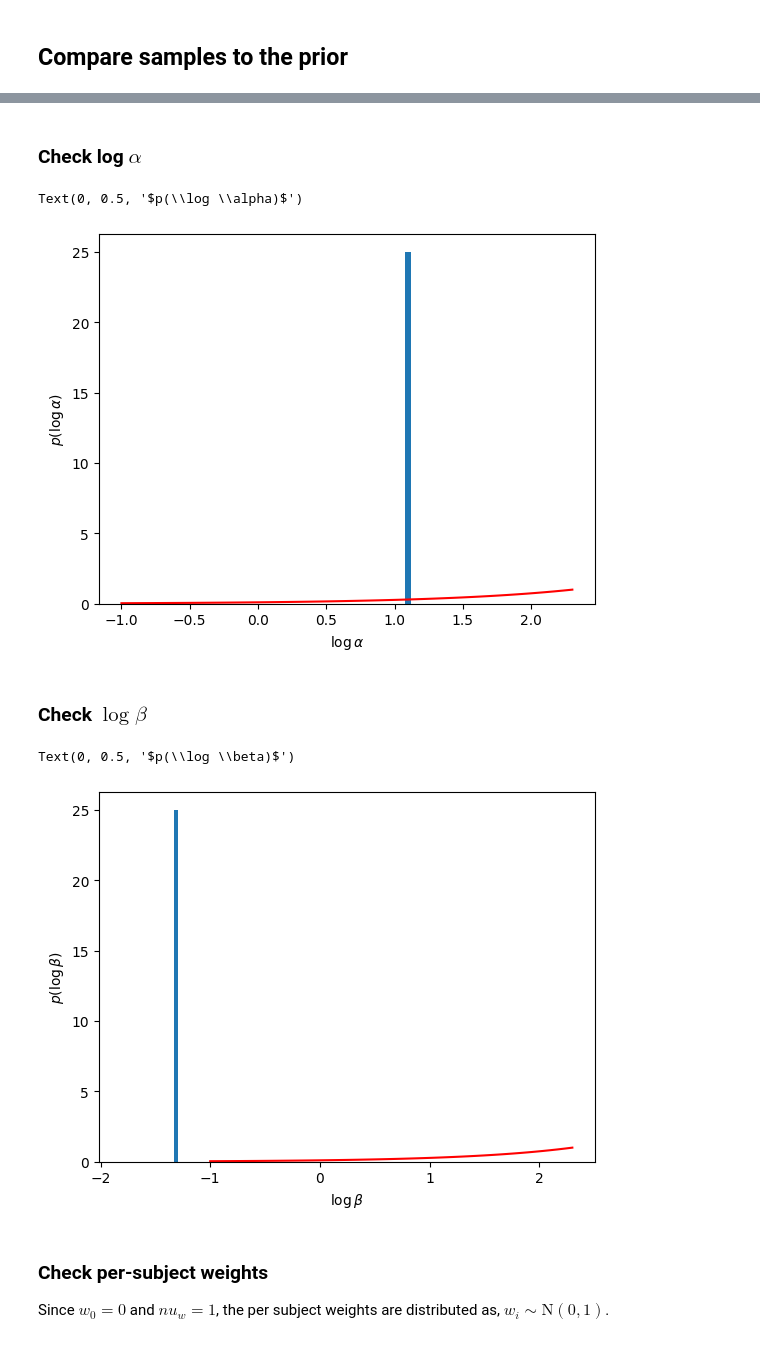
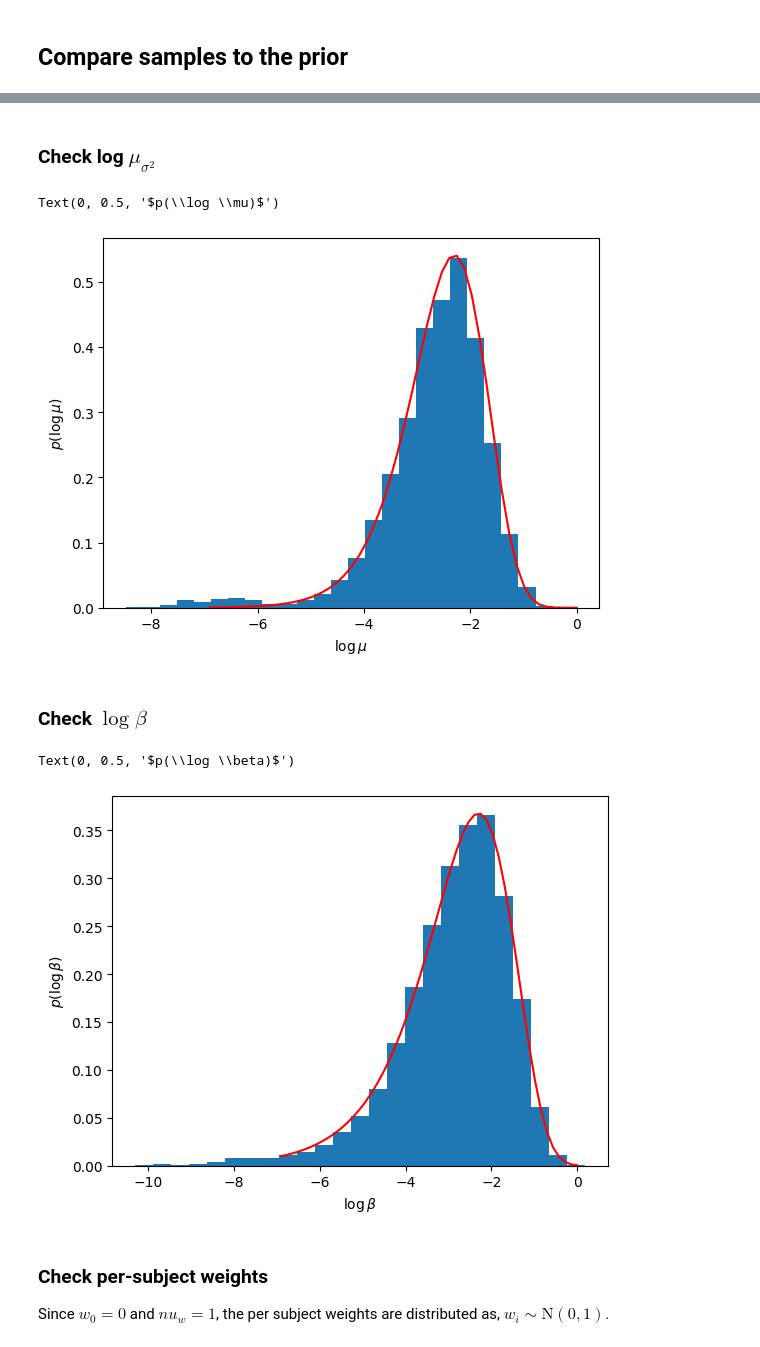
Before and after one commit to robinvloeberghs/hMFC, a Jupyter notebook: Paper/testing/hMFC_Geweke.ipynb, the cells around one changed output, grey strips where cells are left out. Cells and saved outputs as stored; diff of their text form; code cells hidden in the pictures.

Commit message:
moving model and algorithm into a module. reparameterizing the prior on sigmasq in terms of mean and scale. updating geweke test -- so far so good.

```diff
--- a/Paper/testing/hMFC_Geweke.ipynb
+++ b/Paper/testing/hMFC_Geweke.ipynb
@@ -682,20 +142,24 @@ true_model = HierarchicalBernoulliLDS(true_a0, true_nu_a0, true_w0, true_nu_w0,
 # %%
-# Sample dataset
-key = jr.PRNGKey(0)
-true_params, true_states, emissions, inputs, masks = \
-    simulate_one_dataset(key, true_model, num_subjects, num_trials, num_inputs, true_a0, true_nu_a0, true_alpha, true_beta, true_nu_mu0)
-
 
 # Initialize model
 init_a0 = 0.90
 init_nu_a0 = 0.1
 init_w0 = jnp.zeros(num_inputs)
 init_nu_w0 = jnp.repeat(1.0, num_inputs)
-init_alpha = 3.0
-init_beta = 3.0 * 0.3**2
+init_mu_sigmasq = 0.1**2
+init_beta_sigmasq = 0.1**2
 init_nu_mu0 = true_nu_mu0
 
-model = HierarchicalBernoulliLDS(init_a0, init_nu_a0, init_w0, init_nu_w0, init_alpha, init_beta, init_nu_mu0)
+# Create our true model
+model = HierarchicalBernoulliLDS(num_inputs,
+                                 a_0=init_a0,
+                                 nu_a=init_nu_a0,
+                                 w_0=init_w0,
+                                 nu_w=init_nu_w0,
+                                 mu_sigmasq=init_mu_sigmasq,
+                                 beta_sigmasq=init_beta_sigmasq,
+                                 nu_mu0=init_nu_mu0)
+
 params, states, _ = model.sample(key, inputs)
 # %% [markdown]
 ## Run the Geweke Test
@@ -705,7 +169,10 @@ def geweke_step(carry, key):
 
     # Perform one Gibbs step
     this_key, key = jr.split(key)
-    lp, states, params, model = gibbs_step(this_key, emissions, masks, states, inputs, params, model)
+    lp, states, params, model = gibbs_step(this_key, emissions, masks, states, inputs, params, model,
+                                           update_global_weights=False,
+                                           update_global_ar=False,
+                                           update_global_ar_var=False)
 
     # Sample new emissions for the Geweke step
     def _sample_emissions(key, params, states, inputs):
@@ -746,36 +217,34 @@ HierarchicalBernoulliLDS(
 )
 # %% [markdown]
-### Check log $\alpha$
+### Check log $\mu_{\sigma^2}$
 # %%
-max_alpha = 10
-log_alpha_vals = jnp.linspace(-1, jnp.log(max_alpha))
-p_log_alpha = tfd.TransformedDistribution(
-            tfd.Uniform(0, max_alpha),
-            tfb.Log(),
+log_mu_vals = jnp.linspace(jnp.log(0.001), jnp.log(1.0))
+p_log_mu = tfd.TransformedDistribution(
+            tfd.Gamma(2.0, 2.0 * model.lambda_mu),
+            tfp.bijectors.Log(),
         )
-plt.hist(model_samples.log_alpha.ravel(), 25, density=True)
-plt.plot(log_alpha_vals, jnp.exp(p_log_alpha.log_prob(log_alpha_vals)), '-r')
-plt.xlabel(r"$\log \alpha$")
-plt.ylabel(r"$p(\log \alpha)$")
+plt.hist(model_samples.log_mu_sigmasq.ravel(), 25, density=True)
+plt.plot(log_mu_vals, jnp.exp(p_log_mu.log_prob(log_mu_vals)), '-r')
+plt.xlabel(r"$\log \mu$")
+plt.ylabel(r"$p(\log \mu)$")
 # %% [output]
-Text(0, 0.5, '$p(\\log \\alpha)$')
+Text(0, 0.5, '$p(\\log \\mu)$')
-[figure, old version]
+[figure, new version]
 # %% [markdown]
 ### Check $\log \beta$
 # %%
-max_beta = 10
-log_beta_vals = jnp.linspace(-1, jnp.log(max_beta))
+log_beta_vals = jnp.linspace(jnp.log(0.001), jnp.log(1.0))
 p_log_beta = tfd.TransformedDistribution(
-            tfd.Uniform(0, max_beta),
-            tfb.Log(),
+            tfd.Exponential(model.lambda_beta),
+            tfp.bijectors.Log(),
         )
-plt.hist(model_samples.log_beta.ravel(), 25, density=True)
+plt.hist(model_samples.log_beta_sigmasq.ravel(), 25, density=True)
 plt.plot(log_beta_vals, jnp.exp(p_log_beta.log_prob(log_beta_vals)), '-r')
 plt.xlabel(r"$\log \beta$")
 plt.ylabel(r"$p(\log \beta)$")
 # %% [output]
 Text(0, 0.5, '$p(\\log \\beta)$')
-[figure, old version]
+[figure, new version]
 # %% [markdown]
 ### Check per-subject weights
 
```
Also changed, not shown: parts of 33 cells of this notebook, 11 other files.
